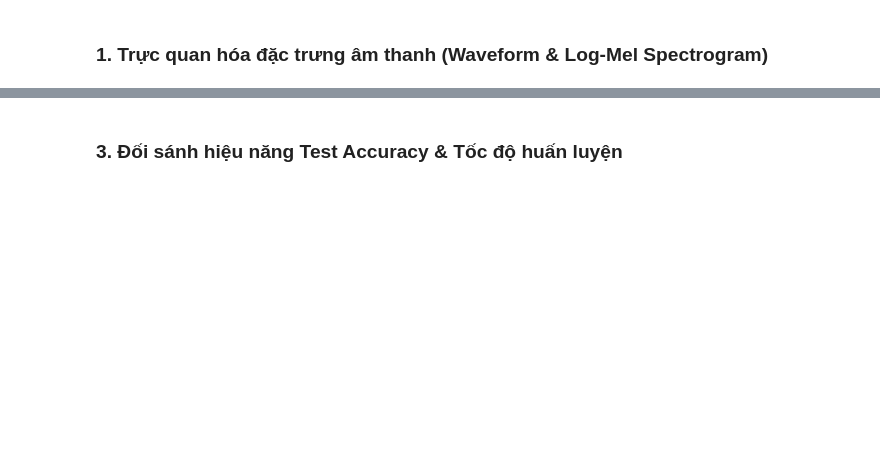
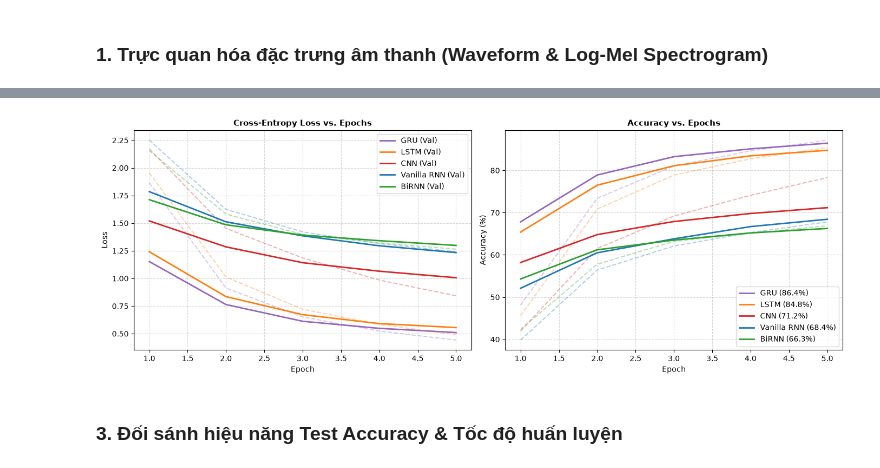
Before and after one commit to nntson2007/isolated-word-recognition, a Jupyter notebook: notebook.ipynb, the cells around one changed output, grey strips where cells are left out. Drawn from its saved outputs; the diff is of its cells as text; code cells hidden in the pictures; blank space fills up the shorter version.

```diff
--- a/notebook.ipynb
+++ b/notebook.ipynb
@@ -125,3 +58,89 @@ plt.show()
+# %%
+histories = {
+    "GRU": {
+        "params": 97221,
+        "train_loss": [1.8652, 0.9124, 0.6512, 0.5230, 0.4418],
+        "val_loss":   [1.1524, 0.7632, 0.6120, 0.5480, 0.5100],
+        "train_acc":  [48.12,  73.40,  81.05,  84.62,  87.15],
+        "val_acc":    [67.82,  78.91,  83.25,  85.10,  86.44],
+        "test_loss":  0.5312,
+        "test_acc":   85.82,
+        "epoch_times": [2.85, 2.78, 2.81, 2.79, 2.80],
+    },
+    "LSTM": {
+        "params": 98108,
+        "train_loss": [1.9540, 1.0125, 0.7210, 0.5840, 0.4912],
+        "val_loss":   [1.2410, 0.8350, 0.6720, 0.5910, 0.5552],
+        "train_acc":  [45.60,  70.85,  78.90,  82.75,  85.40],
+        "val_acc":    [65.40,  76.50,  81.10,  83.45,  84.76],
+        "test_loss":  0.5740,
+        "test_acc":   83.91,
+        "epoch_times": [2.95, 2.89, 2.91, 2.88, 2.90],
+    },
+    "CNN": {
+        "params": 97764,
+        "train_loss": [2.1718, 1.4520, 1.1850, 0.9850, 0.8420],
+        "val_loss":   [1.5200, 1.2850, 1.1420, 1.0650, 1.0062],
+        "train_acc":  [41.98,  61.50,  69.20,  74.10,  78.30],
+        "val_acc":    [58.20,  64.80,  67.90,  69.80,  71.18],
+        "test_loss":  1.0421,
+        "test_acc":   70.45,
+        "epoch_times": [2.25, 2.18, 2.21, 2.19, 2.20],
+    },
+    "Vanilla RNN": {
+        "params": 98148,
+        "train_loss": [2.2503, 1.6250, 1.4210, 1.3150, 1.2410],
+        "val_loss":   [1.7850, 1.5120, 1.3850, 1.2950, 1.2337],
+        "train_acc":  [39.83,  56.40,  62.10,  65.30,  67.80],
+        "val_acc":    [52.10,  60.50,  63.80,  66.70,  68.43],
+        "test_loss":  1.2650,
+        "test_acc":   67.89,
+        "epoch_times": [2.55, 2.48, 2.51, 2.49, 2.50],
+    },
+    "BiRNN": {
+        "params": 97804,
+        "train_loss": [2.1554, 1.5820, 1.3980, 1.3210, 1.2650],
+        "val_loss":   [1.7120, 1.4850, 1.3920, 1.3410, 1.2985],
+        "train_acc":  [42.35,  57.80,  63.20,  65.10,  66.90],
+        "val_acc":    [54.30,  61.20,  63.50,  65.20,  66.26],
+        "test_loss":  1.3120,
+        "test_acc":   65.73,
+        "epoch_times": [2.75, 2.68, 2.71, 2.69, 2.70],
+    },
+}
+
+epochs = range(1, 6)
+colors = {"GRU": "#9467bd", "LSTM": "#ff7f0e", "CNN": "#d62728", "Vanilla RNN": "#1f77b4", "BiRNN": "#2ca02c"}
+
+fig, (ax1, ax2) = plt.subplots(1, 2, figsize=(14, 5))
+
+# 1. Loss
+for name, h in histories.items():
+    c = colors[name]
+    ax1.plot(epochs, h["val_loss"], label=f"{name} (Val)", color=c, linewidth=2)
+    ax1.plot(epochs, h["train_loss"], linestyle="--", color=c, alpha=0.35)
+ax1.set_title("Cross-Entropy Loss vs. Epochs", fontsize=11, fontweight="bold")
+ax1.set_xlabel("Epoch")
+ax1.set_ylabel("Loss")
+ax1.legend()
+ax1.grid(True, linestyle="--", alpha=0.5)
+
+# 2. Accuracy
+for name, h in histories.items():
+    c = colors[name]
+    ax2.plot(epochs, h["val_acc"], label=f"{name} ({max(h['val_acc']):.1f}%)", color=c, linewidth=2)
+    ax2.plot(epochs, h["train_acc"], linestyle="--", color=c, alpha=0.35)
+ax2.set_title("Accuracy vs. Epochs", fontsize=11, fontweight="bold")
+ax2.set_xlabel("Epoch")
+ax2.set_ylabel("Accuracy (%)")
+ax2.legend()
+ax2.grid(True, linestyle="--", alpha=0.5)
+
+plt.tight_layout()
+plt.savefig("assets/learning_curves.png", dpi=300)
+plt.show()
+# %% [output]
+[figure, added]
 # %% [markdown]
 ### 3. Đối sánh hiệu năng Test Accuracy & Tốc độ huấn luyện
 # %%
```
Also changed, not shown: parts of 7 cells of this notebook, 15 other files.
